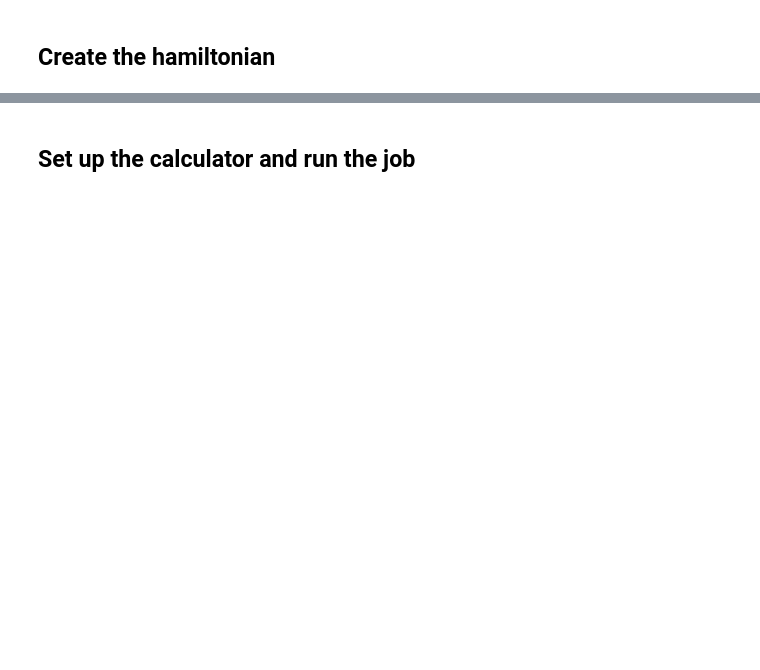
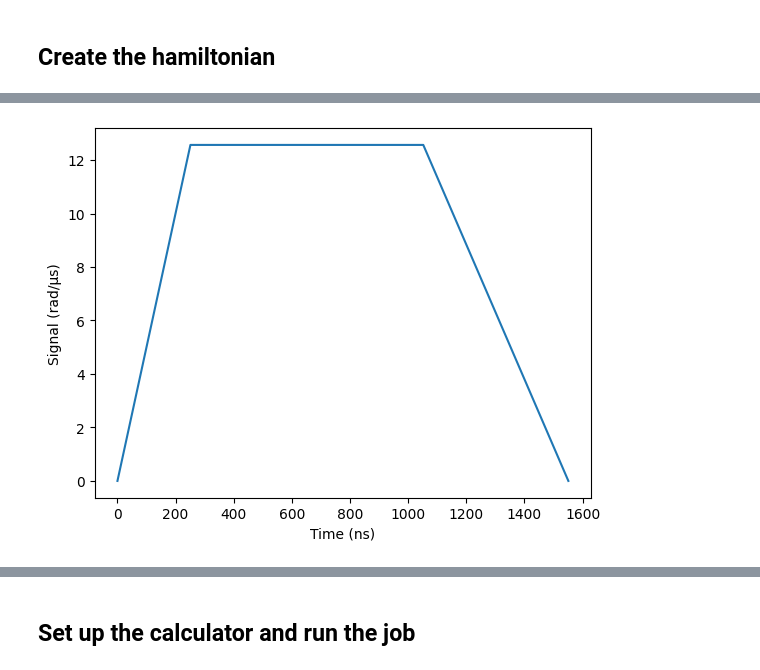
Before and after one commit to ICHEC/qse, a Jupyter notebook: docs/source/tutorials/pulser-calc-example.ipynb, the cells around one changed output, grey strips where cells are left out. Cells and saved outputs as stored; diff of their text form; code cells hidden in the pictures; blank space fills up the shorter version.

```diff
--- a/docs/source/tutorials/pulser-calc-example.ipynb
+++ b/docs/source/tutorials/pulser-calc-example.ipynb
@@ -29,0 +45,10 @@ q2d.draw(radius="nearest", units="µm")
+# %%
+amplitude = np.zeros(t_total)
+amplitude[:t_rise] = omega_max * np.linspace(0, 1, t_rise)
+amplitude[t_rise:-t_fall] = omega_max
+amplitude[-t_fall:] = omega_max - omega_max * np.linspace(0, 1, t_fall)
+amplitude = qse.Signal(amplitude)
+
+amplitude.draw()
+# %% [output]
+[figure, added]
```
Also changed, not shown: parts of 11 cells of this notebook, 4 other files.
